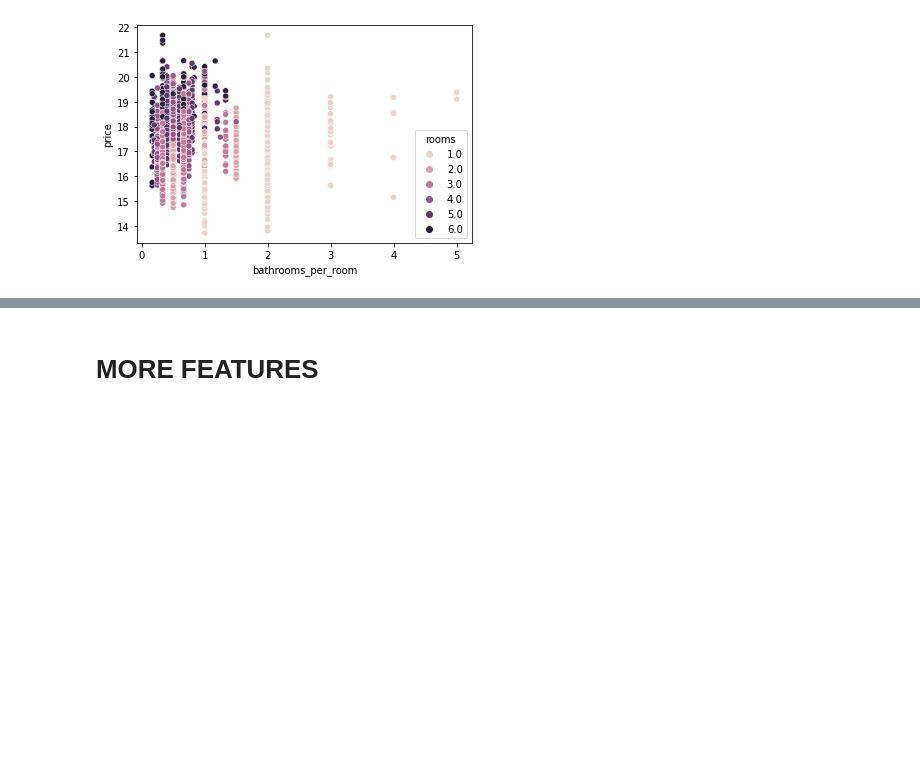
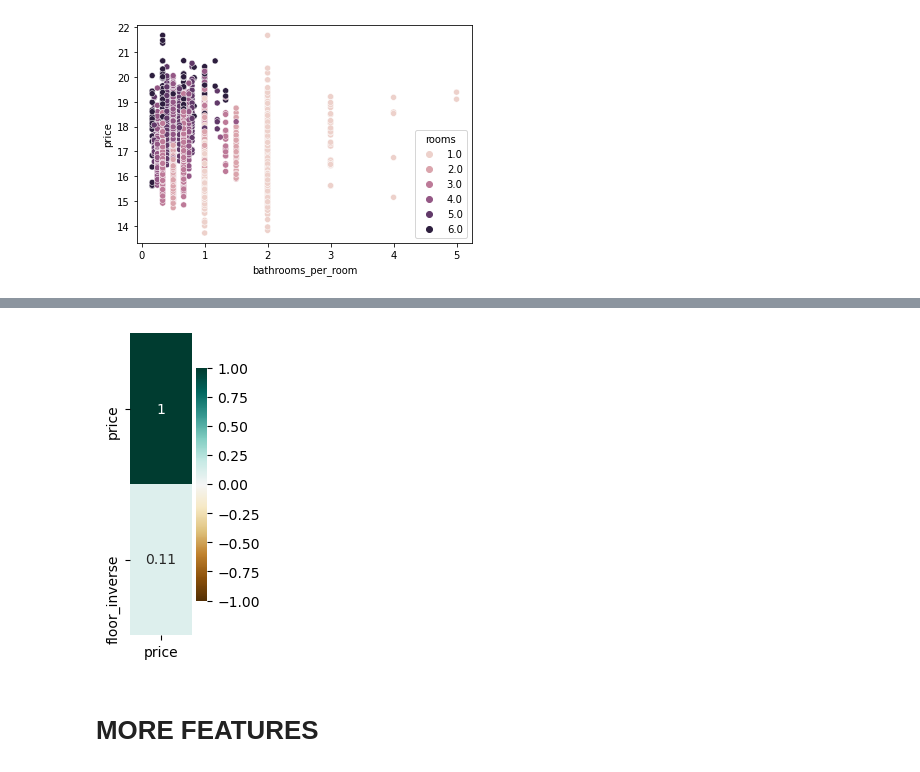
Before and after one commit to henrfj/TDT4173-ML, a Jupyter notebook: hasse-testsite/LightGBM.ipynb, the cells around one changed output, grey strips where cells are left out. Saved outputs shown, nothing was run; the diff lists cells and outputs as text; code cells hidden in the pictures; blank space fills up the shorter version.

```diff
--- a/hasse-testsite/LightGBM.ipynb
+++ b/hasse-testsite/LightGBM.ipynb
@@ -1481,0 +1610,3 @@ plt.show()
+# %%
+train_labels["floor_inverse"] = train_labels["stories"]-train_labels["floor"]
+median_floor_inverse = np.median(train_labels["floor_inverse"])
@@ -1482,3 +1615,15 @@ plt.show()
+# %%
+train_labels["floor_inverse"]=train_labels["floor_inverse"].where(train_labels["floor_inverse"]>=0, other=median_floor_inverse)
+# %%
+f, ax = plt.subplots(figsize=(1, 4), dpi=100)
+heatmap = sns.heatmap(pd.merge(train_labels[[
+    'floor_inverse',
+    ]],
+                               np.log(train_targets),
+                               left_index=True,
+                               right_index=True).corr()[['price']].sort_values(by='price', ascending=False), vmin=-1, vmax=1, annot=True, cmap='BrBG', ax=ax)
+# %% [output]
+[figure, added]
 # %% [markdown]
 # MORE FEATURES
 # %%
```
Also changed, not shown: parts of 23 cells of this notebook, 12 other files.
